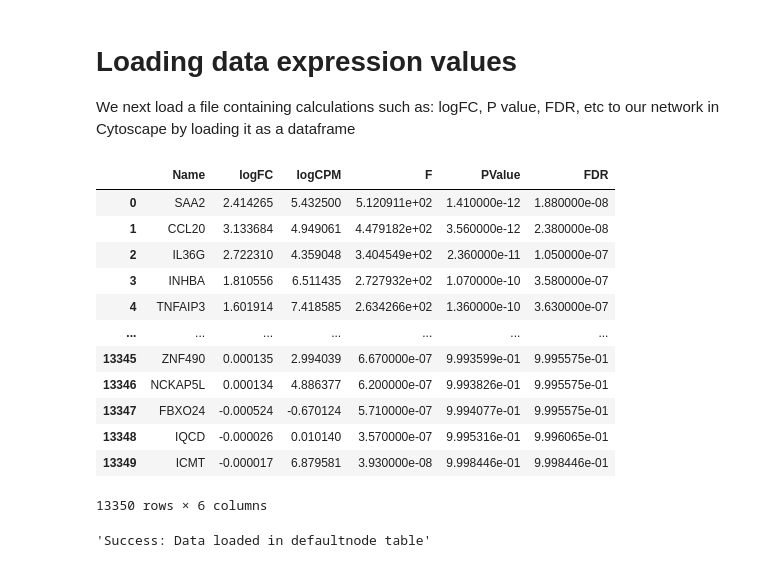
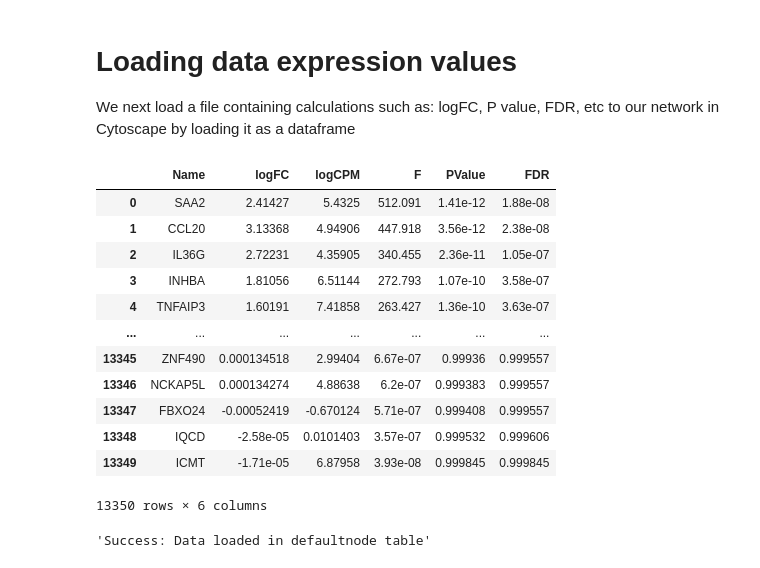
Before and after one commit to marvinm2/2021-internship, a Jupyter notebook: Aria-Notebooks/Pathway and Dataset Visualisation.ipynb, the cells around one changed output. Saved outputs shown, nothing was run; the diff lists cells and outputs as text; code cells hidden in the pictures.

```diff
--- a/Aria-Notebooks/Pathway and Dataset Visualisation.ipynb
+++ b/Aria-Notebooks/Pathway and Dataset Visualisation.ipynb
@@ -20,6 +20,7 @@ import pandas as pd
 from lxml import etree as ET
 from collections import OrderedDict
 import py4cytoscape as p4c
+pd.set_option('display.float_format', '{:.6g}'.format)
 
 import warnings
 warnings.filterwarnings('ignore')
@@ -153,21 +156,21 @@ Image('extended_net_viz.png')
 # Loading data expression values
 We next load a file containing calculations such as: logFC, P value, FDR, etc to our network in Cytoscape by loading it as a dataframe
 # %%
-dataExpr = pd.read_csv(r'C:/Users/Aria Jadhav/Downloads/2021-internship-main (1)/2021-internship-main/Marvin/R-data-processing/dataExpr.csv')
+dataExpr = pd.read_csv(r'C:/Users/Aria Jadhav/Documents/GitHub/2021-internship/Aria-Notebooks/dataExpr.csv')
 dataExpr
 # %% [output]
 |  | Name | logFC | logCPM | F | PValue | FDR |
-| 0 | SAA2 | 2.414265 | 5.432500 | 5.120911e+02 | 1.410000e-12 | 1.880000e-08 |
-| 1 | CCL20 | 3.133684 | 4.949061 | 4.479182e+02 | 3.560000e-12 | 2.380000e-08 |
-| 2 | IL36G | 2.722310 | 4.359048 | 3.404549e+02 | 2.360000e-11 | 1.050000e-07 |
-| 3 | INHBA | 1.810556 | 6.511435 | 2.727932e+02 | 1.070000e-10 | 3.580000e-07 |
-| 4 | TNFAIP3 | 1.601914 | 7.418585 | 2.634266e+02 | 1.360000e-10 | 3.630000e-07 |
+| 0 | SAA2 | 2.41427 | 5.4325 | 512.091 | 1.41e-12 | 1.88e-08 |
+| 1 | CCL20 | 3.13368 | 4.94906 | 447.918 | 3.56e-12 | 2.38e-08 |
+| 2 | IL36G | 2.72231 | 4.35905 | 340.455 | 2.36e-11 | 1.05e-07 |
+| 3 | INHBA | 1.81056 | 6.51144 | 272.793 | 1.07e-10 | 3.58e-07 |
+| 4 | TNFAIP3 | 1.60191 | 7.41858 | 263.427 | 1.36e-10 | 3.63e-07 |
 | ... | ... | ... | ... | ... | ... | ... |
-| 13345 | ZNF490 | 0.000135 | 2.994039 | 6.670000e-07 | 9.993599e-01 | 9.995575e-01 |
-| 13346 | NCKAP5L | 0.000134 | 4.886377 | 6.200000e-07 | 9.993826e-01 | 9.995575e-01 |
-| 13347 | FBXO24 | -0.000524 | -0.670124 | 5.710000e-07 | 9.994077e-01 | 9.995575e-01 |
-| 13348 | IQCD | -0.000026 | 0.010140 | 3.570000e-07 | 9.995316e-01 | 9.996065e-01 |
-| 13349 | ICMT | -0.000017 | 6.879581 | 3.930000e-08 | 9.998446e-01 | 9.998446e-01 |
+| 13345 | ZNF490 | 0.000134518 | 2.99404 | 6.67e-07 | 0.99936 | 0.999557 |
+| 13346 | NCKAP5L | 0.000134274 | 4.88638 | 6.2e-07 | 0.999383 | 0.999557 |
+| 13347 | FBXO24 | -0.00052419 | -0.670124 | 5.71e-07 | 0.999408 | 0.999557 |
+| 13348 | IQCD | -2.58e-05 | 0.0101403 | 3.57e-07 | 0.999532 | 0.999606 |
+| 13349 | ICMT | -1.71e-05 | 6.87958 | 3.93e-08 | 0.999845 | 0.999845 |
 13350 rows × 6 columns
 # %%
 p4c.load_table_data(dataExpr, data_key_column="Name")
```
Also changed, not shown: parts of 43 cells of this notebook, 9 other files.
